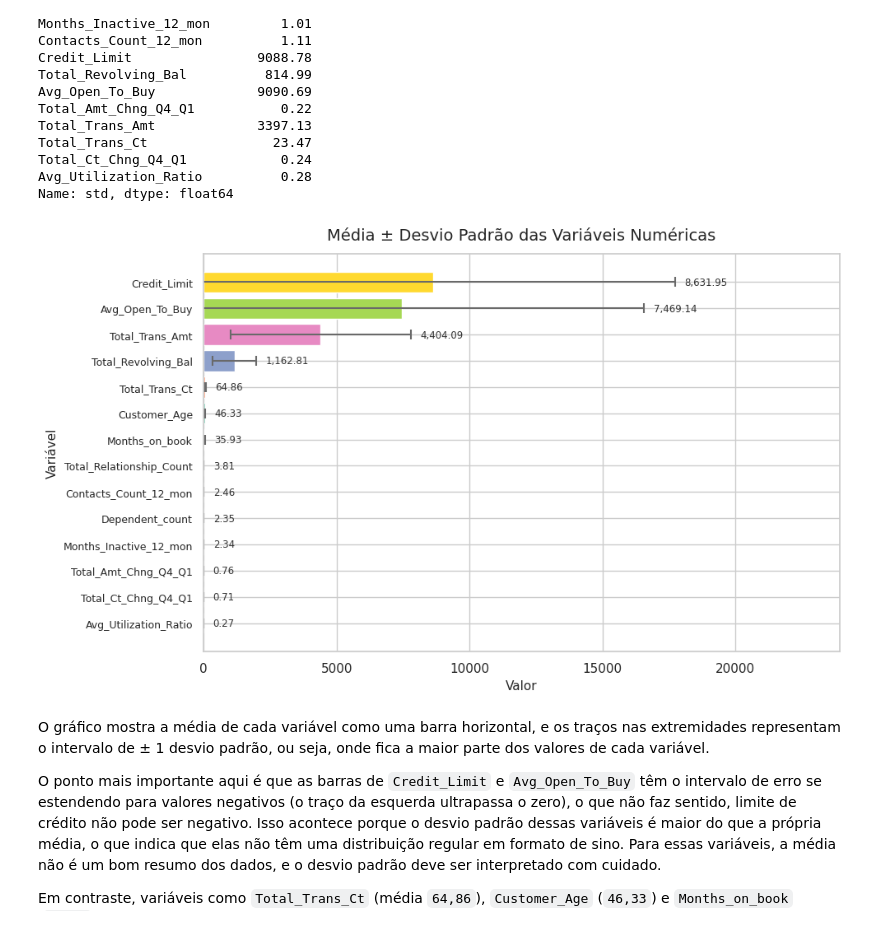
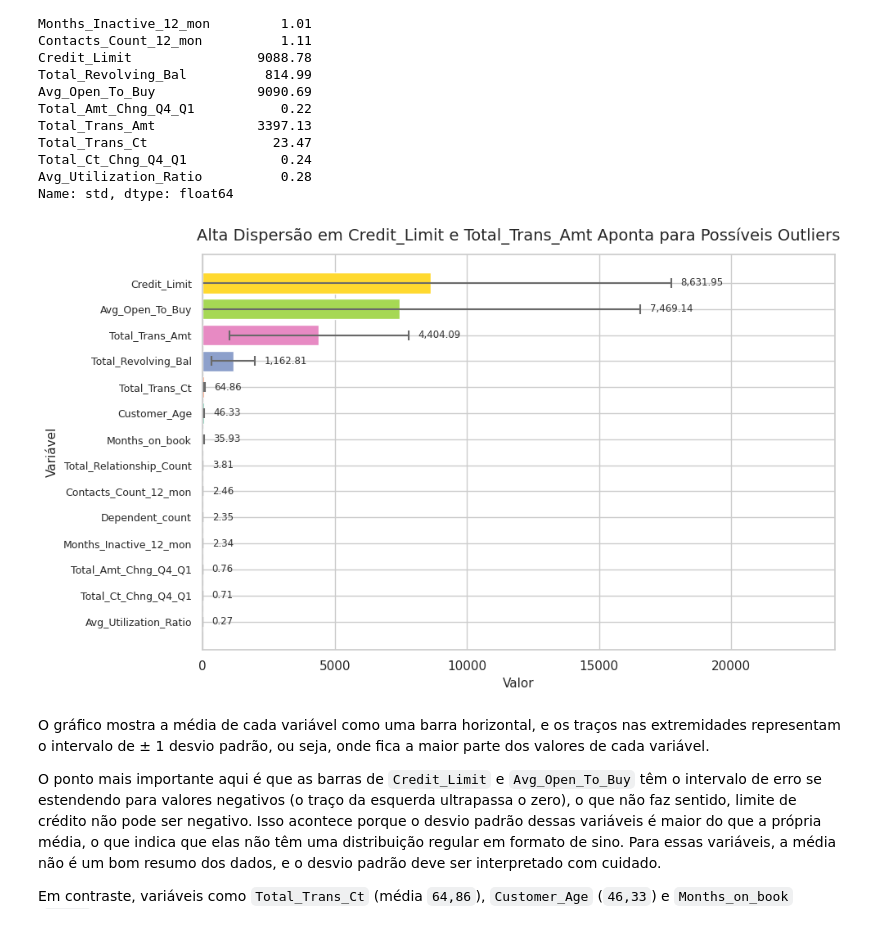
Before and after one commit to diogorblessa/mvp-credit-card-churn, a Jupyter notebook: notebooks/mvp_eda_preprocessing.ipynb, the cells around one changed output. Cells and saved outputs as stored; diff of their text form; code cells hidden in the pictures.

```diff
--- a/notebooks/mvp_eda_preprocessing.ipynb
+++ b/notebooks/mvp_eda_preprocessing.ipynb
@@ -419,35 +421,36 @@ cores = sns.color_palette('Set2', n_colors=len(ordem))
 ax.barh(
     range(len(ordem)),
     medias_vals[ordem],
     xerr=desvios_vals[ordem],
     color=cores,
     edgecolor='white',
     capsize=4,
     error_kw={'elinewidth': 1.5, 'ecolor': 'dimgray', 'capthick': 1.5}
 )
 
 ax.set_yticks(range(len(ordem)))
 ax.set_yticklabels(ordem, fontsize=9)
-ax.set_title('Média ± Desvio Padrão das Variáveis Numéricas', fontsize=14, pad=12)
+ax.set_title('Alta Dispersão em Credit_Limit e Total_Trans_Amt Aponta para Possíveis Outliers',
+             fontsize=14, pad=12)
 ax.set_xlabel('Valor', fontsize=11)
 ax.set_ylabel('Variável', fontsize=11)
 
 # Valores numéricos posicionados APÓS o bigode de erro (média + desvio + folga)
 x_max = (medias_vals[ordem] + desvios_vals[ordem]).max()
 folga = x_max * 0.02
 for i, col in enumerate(ordem):
     x_anotacao = medias_vals[col] + desvios_vals[col] + folga
     ax.text(
         x_anotacao, i,
         f'{medias_vals[col]:,.2f}',
         va='center', ha='left', fontsize=8.5, color='#333333'
     )
 
 ax.set_xlim(0, x_max * 1.35)
 plt.tight_layout()
 plt.show()
 # %% [output]
-[figure, old version]
+[figure, new version]
 # %% [markdown]
 O gráfico mostra a média de cada variável como uma barra horizontal, e os traços nas extremidades representam o intervalo de ± 1 desvio padrão, ou seja, onde fica a maior parte dos valores de cada variável.
 
```
Also changed, not shown: parts of 2 cells of this notebook.
